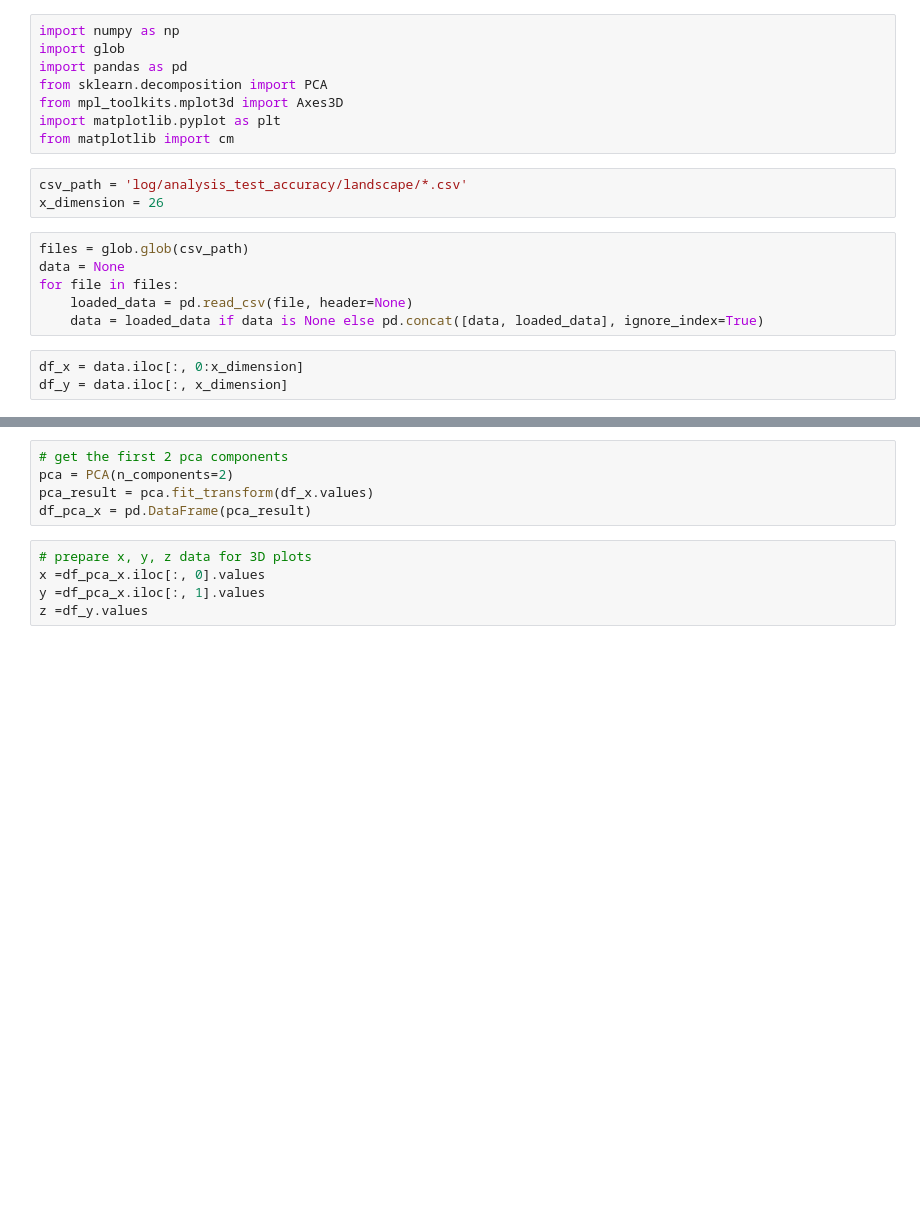
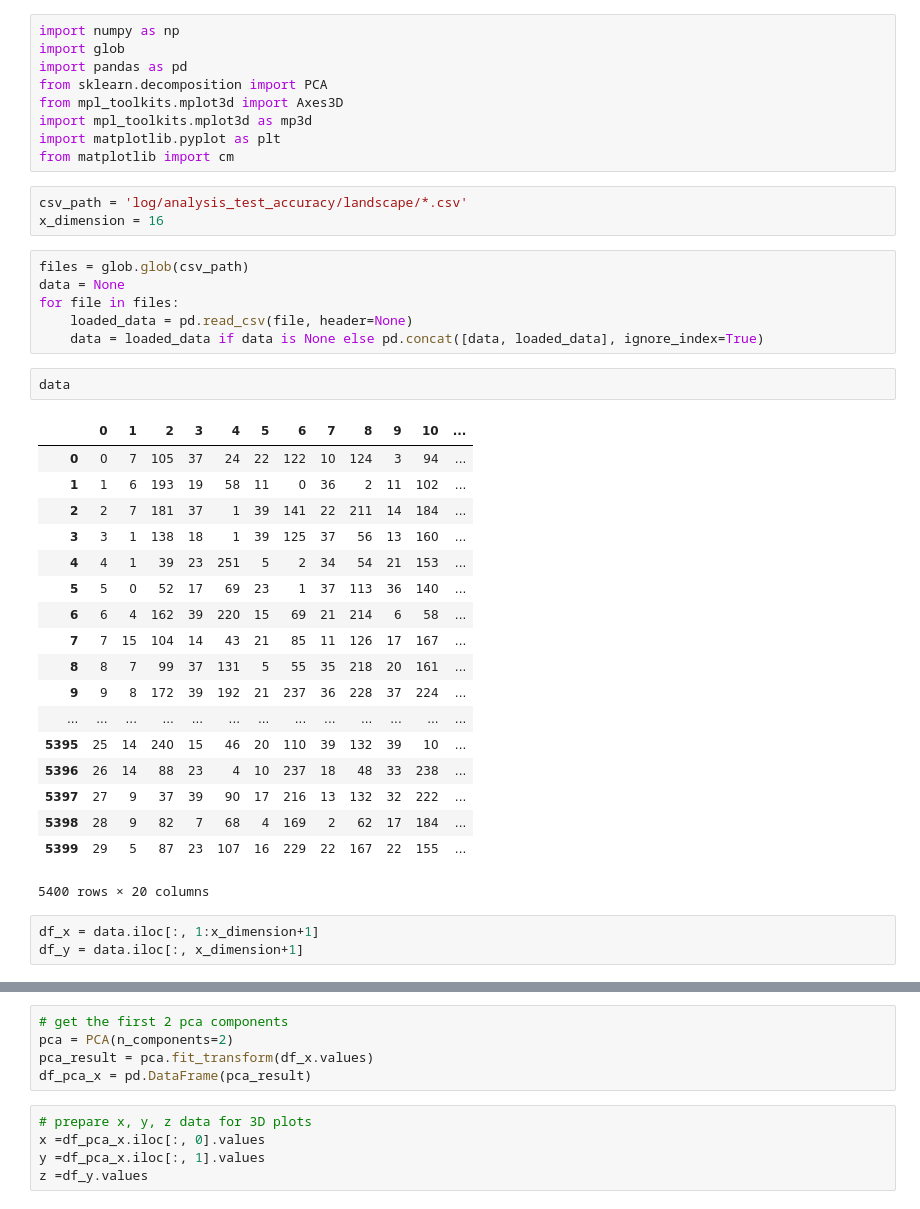
Before and after one commit to wwwbbb8510/ipec, a Jupyter notebook: ip_landscape.ipynb, the cells around one changed output, grey strips where cells are left out. Drawn from its saved outputs; the diff is of its cells as text; blank space fills up the shorter version.

```diff
--- a/ip_landscape.ipynb
+++ b/ip_landscape.ipynb
@@ -4,17 +4,39 @@ import glob
 import pandas as pd
 from sklearn.decomposition import PCA
 from mpl_toolkits.mplot3d import Axes3D
+import mpl_toolkits.mplot3d as mp3d
 import matplotlib.pyplot as plt
 from matplotlib import cm
 # %%
 csv_path = 'log/analysis_test_accuracy/landscape/*.csv'
-x_dimension = 26
+x_dimension = 16
 # %%
 files = glob.glob(csv_path)
 data = None
 for file in files:
     loaded_data = pd.read_csv(file, header=None)
     data = loaded_data if data is None else pd.concat([data, loaded_data], ignore_index=True)
+# %%
+data
+# %% [output]
+|  | 0 | 1 | 2 | 3 | 4 | 5 | 6 | 7 | 8 | 9 | 10 | ... |
+| 0 | 0 | 7 | 105 | 37 | 24 | 22 | 122 | 10 | 124 | 3 | 94 | ... |
+| 1 | 1 | 6 | 193 | 19 | 58 | 11 | 0 | 36 | 2 | 11 | 102 | ... |
+| 2 | 2 | 7 | 181 | 37 | 1 | 39 | 141 | 22 | 211 | 14 | 184 | ... |
+| 3 | 3 | 1 | 138 | 18 | 1 | 39 | 125 | 37 | 56 | 13 | 160 | ... |
+| 4 | 4 | 1 | 39 | 23 | 251 | 5 | 2 | 34 | 54 | 21 | 153 | ... |
+| 5 | 5 | 0 | 52 | 17 | 69 | 23 | 1 | 37 | 113 | 36 | 140 | ... |
+| 6 | 6 | 4 | 162 | 39 | 220 | 15 | 69 | 21 | 214 | 6 | 58 | ... |
+| 7 | 7 | 15 | 104 | 14 | 43 | 21 | 85 | 11 | 126 | 17 | 167 | ... |
+| 8 | 8 | 7 | 99 | 37 | 131 | 5 | 55 | 35 | 218 | 20 | 161 | ... |
+| 9 | 9 | 8 | 172 | 39 | 192 | 21 | 237 | 36 | 228 | 37 | 224 | ... |
+| ... | ... | ... | ... | ... | ... | ... | ... | ... | ... | ... | ... | ... |
+| 5395 | 25 | 14 | 240 | 15 | 46 | 20 | 110 | 39 | 132 | 39 | 10 | ... |
+| 5396 | 26 | 14 | 88 | 23 | 4 | 10 | 237 | 18 | 48 | 33 | 238 | ... |
+| 5397 | 27 | 9 | 37 | 39 | 90 | 17 | 216 | 13 | 132 | 32 | 222 | ... |
+| 5398 | 28 | 9 | 82 | 7 | 68 | 4 | 169 | 2 | 62 | 17 | 184 | ... |
+| 5399 | 29 | 5 | 87 | 23 | 107 | 16 | 229 | 22 | 167 | 22 | 155 | ... |
+5400 rows × 20 columns
 # %%
-df_x = data.iloc[:, 0:x_dimension]
-df_y = data.iloc[:, x_dimension]
+df_x = data.iloc[:, 1:x_dimension+1]
+df_y = data.iloc[:, x_dimension+1]
```
Also changed, not shown: parts of 5 cells of this notebook, 3 other files.
